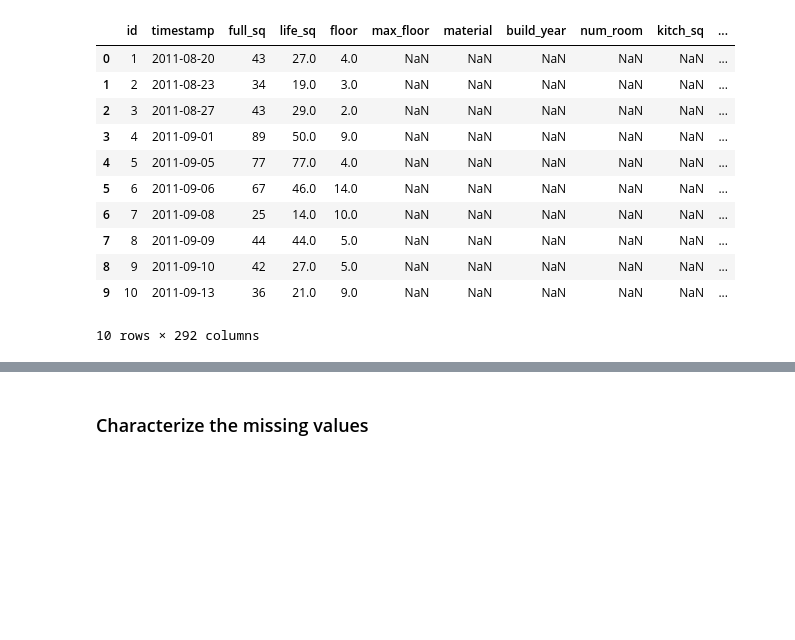
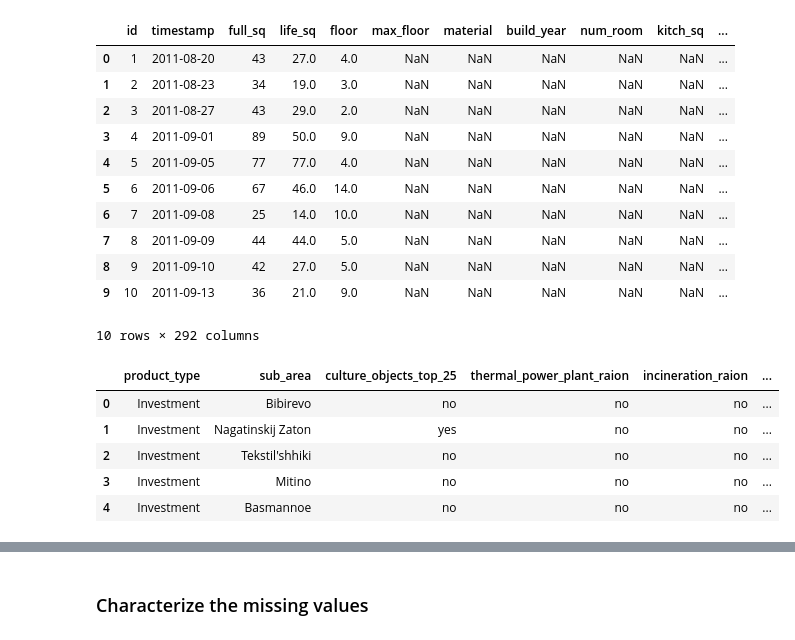
Before and after one commit to m-salewski/data-modeling-protocol, a Jupyter notebook: notebooks/modeling/sberbank_russian_housing__0order_explore.ipynb, the cells around one changed output, grey strips where cells are left out. Drawn from its saved outputs; the diff is of its cells as text; code cells hidden in the pictures; blank space fills up the shorter version.

```diff
--- a/notebooks/modeling/sberbank_russian_housing__0order_explore.ipynb
+++ b/notebooks/modeling/sberbank_russian_housing__0order_explore.ipynb
@@ -59,0 +76,19 @@ memory usage: 67.9+ MB
+# %%
+import io
+buf = io.StringIO()
+df.info(verbose=True, null_counts=True, buf=buf)
+s = buf.getvalue()
+# %%
+nr_cols = df.shape[1]
+info_list = s.split('\n')[3:nr_cols+3]
+df_info = pd.DataFrame()
+for v in info_list:
+    v = v.split()
+    dc = {}
+    dc['col'] = [v[0]]
+    dc['count'] = [int(v[1])]
+    dc['type'] = [v[3]]
+    #print(dc)
+    df_row = pd.DataFrame().from_dict(dc)
+    df_info = pd.concat([df_info, df_row])
+df_info.reset_index(drop=True,inplace=True)
@@ -60,3 +104,7 @@ memory usage: 67.9+ MB
+# %%
+int_cols = df_info[df_info['type']=='int64'].col.tolist()
+float_cols = df_info[df_info['type']=='float64'].col.tolist()
+string_cols = df_info[df_info['type']=='object'].col.tolist()
 # %%
 df.head(10)
 # %% [output]
@@ -72,3 +120,14 @@ df.head(10)
 | 8 | 9 | 2011-09-10 | 42 | 27.0 | 5.0 | NaN | NaN | NaN | NaN | NaN | ... |
 | 9 | 10 | 2011-09-13 | 36 | 21.0 | 9.0 | NaN | NaN | NaN | NaN | NaN | ... |
 10 rows × 292 columns
+# %%
+df_string_cols = df[string_cols].copy()
+# %%
+df_string_cols.head()
+# %% [output]
+|  | product_type | sub_area | culture_objects_top_25 | thermal_power_plant_raion | incineration_raion | ... |
+| 0 | Investment | Bibirevo | no | no | no | ... |
+| 1 | Investment | Nagatinskij Zaton | yes | no | no | ... |
+| 2 | Investment | Tekstil'shhiki | no | no | no | ... |
+| 3 | Investment | Mitino | no | no | no | ... |
+| 4 | Investment | Basmannoe | no | no | no | ... |
```
Also changed, not shown: parts of 26 cells of this notebook, 1 other file.
